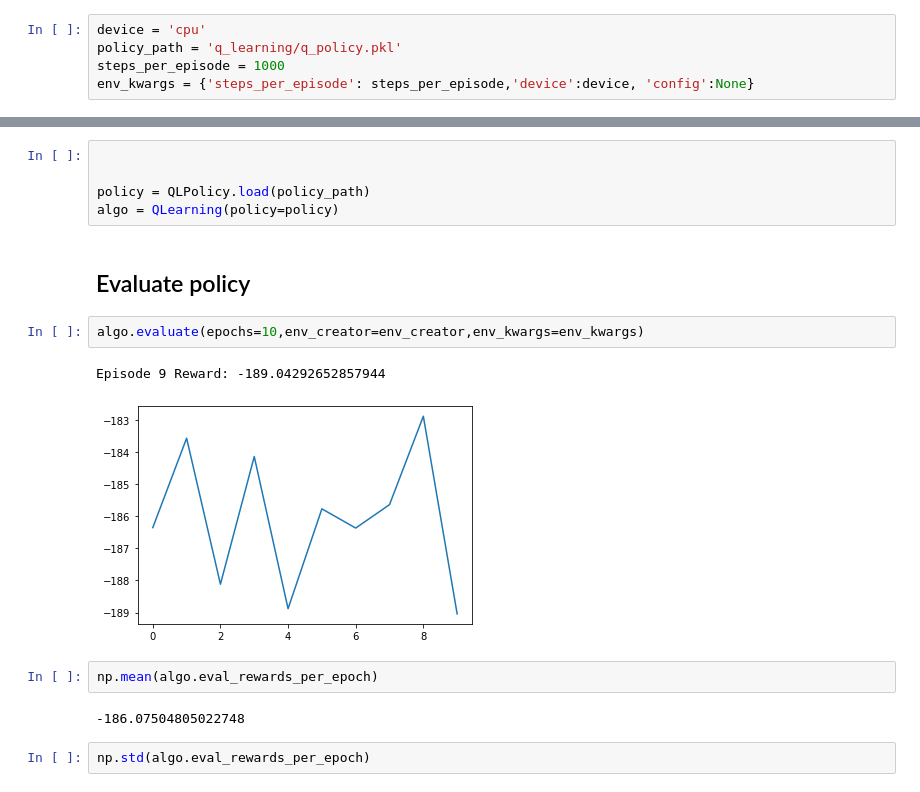
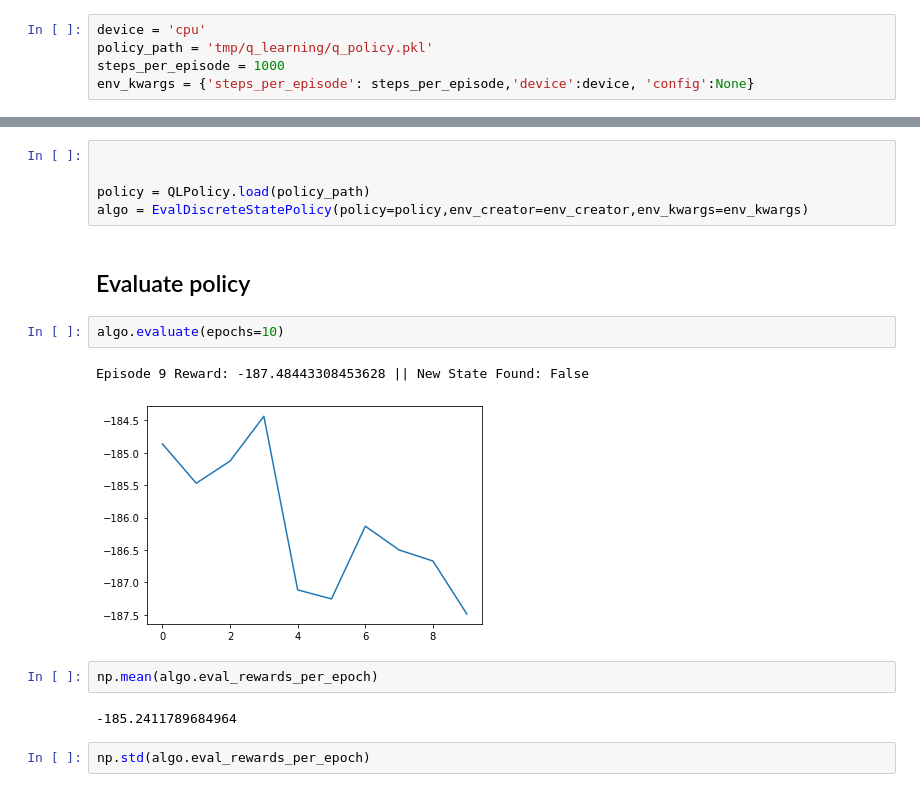
Before and after one commit to MHamza-Y/State-Space-Discretization, a Jupyter notebook: q_learning.ipynb, the cells around one changed output, grey strips where cells are left out. Saved outputs shown, nothing was run; the diff lists cells and outputs as text.

```diff
--- a/q_learning.ipynb
+++ b/q_learning.ipynb
@@ -15,7 +16,7 @@ plt.rcParams["figure.figsize"] = [20,12]
 ## Init Model and env
 # %%
 device = 'cpu'
-policy_path = 'q_learning/q_policy.pkl'
+policy_path = 'tmp/q_learning/q_policy.pkl'
 steps_per_episode = 1000
 env_kwargs = {'steps_per_episode': steps_per_episode,'device':device, 'config':None}
 # %%
@@ -72,18 +73,18 @@ del algo
 
 
 policy = QLPolicy.load(policy_path)
-algo = QLearning(policy=policy)
+algo = EvalDiscreteStatePolicy(policy=policy,env_creator=env_creator,env_kwargs=env_kwargs)
 # %% [markdown]
 ## Evaluate policy
 # %%
-algo.evaluate(epochs=10,env_creator=env_creator,env_kwargs=env_kwargs)
+algo.evaluate(epochs=10)
 # %% [output]
-Episode 9 Reward: -189.04292652857944
+Episode 9 Reward: -187.48443308453628 || New State Found: False
-[figure, old version]
+[figure, new version]
 # %%
 np.mean(algo.eval_rewards_per_epoch)
 # %% [output]
--186.07504805022748
+-185.2411789684964
 # %%
 np.std(algo.eval_rewards_per_epoch)
 # %% [output]
```
Also changed, not shown: parts of 3 cells of this notebook, 19 other files.
